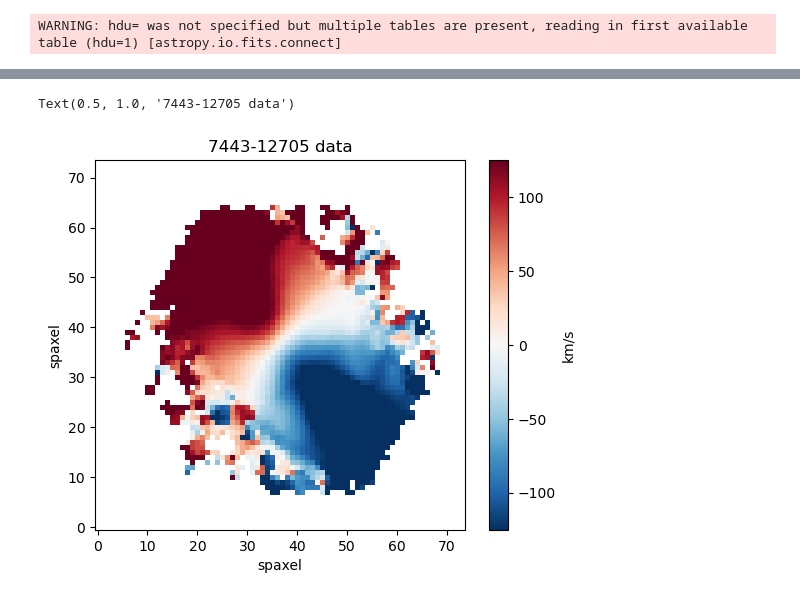
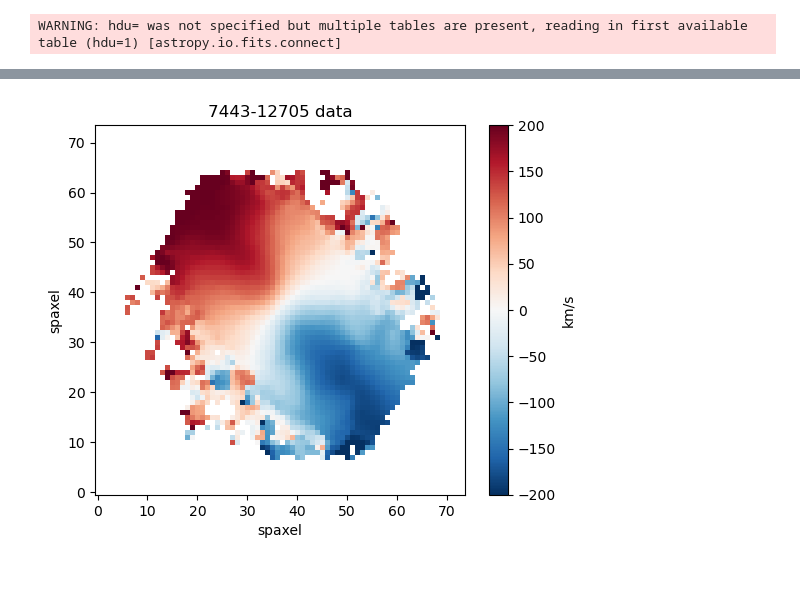
Before and after one commit to athenacat/RotationCurve, a Jupyter notebook: 2D_RC/combination_fit_test.ipynb, the cells around one changed output, grey strips where cells are left out. Saved outputs shown, nothing was run; the diff lists cells and outputs as text; code cells hidden in the pictures.

```diff
--- a/2D_RC/combination_fit_test.ipynb
+++ b/2D_RC/combination_fit_test.ipynb
@@ -113,17 +177,17 @@ bur_fit = [param_outputs['rho_bulge'], param_outputs['R_bulge'], param_outputs['
 # %%
 plt.imshow(maps['vmasked'],
            origin='lower',
            cmap='RdBu_r',
-           vmin=-125,
-           vmax=125)
+           vmin=-200,
+           vmax=200)
 
 plt.xlabel('spaxel')
 plt.ylabel('spaxel')
 
 cbar = plt.colorbar()
 cbar.set_label('km/s')
 plt.title('7443-12705 data')
+plt.savefig("7443-12705_data")
 # %% [output]
-Text(0.5, 1.0, '7443-12705 data')
-[figure, old version]
+[figure, new version]
 # %%
```
Also changed, not shown: parts of 12 cells of this notebook, 3 other files.
